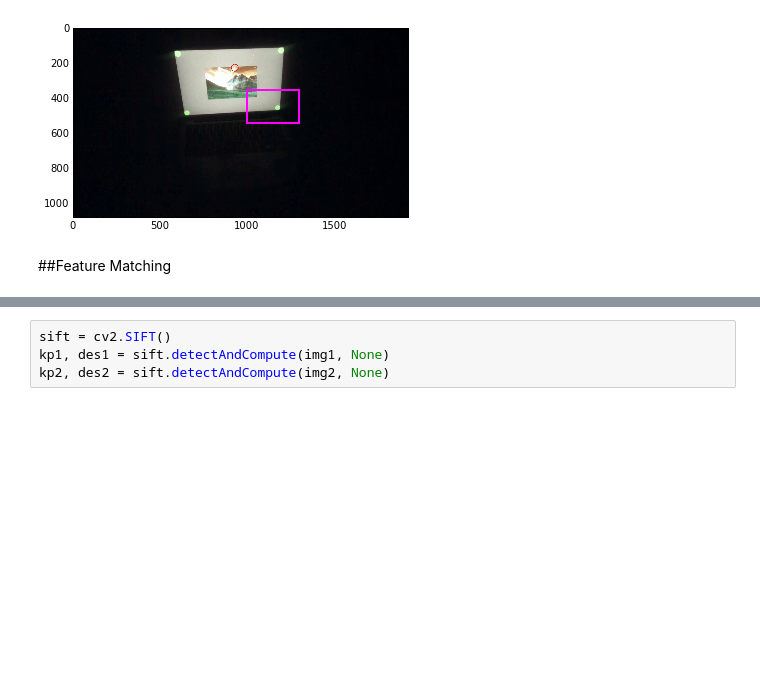
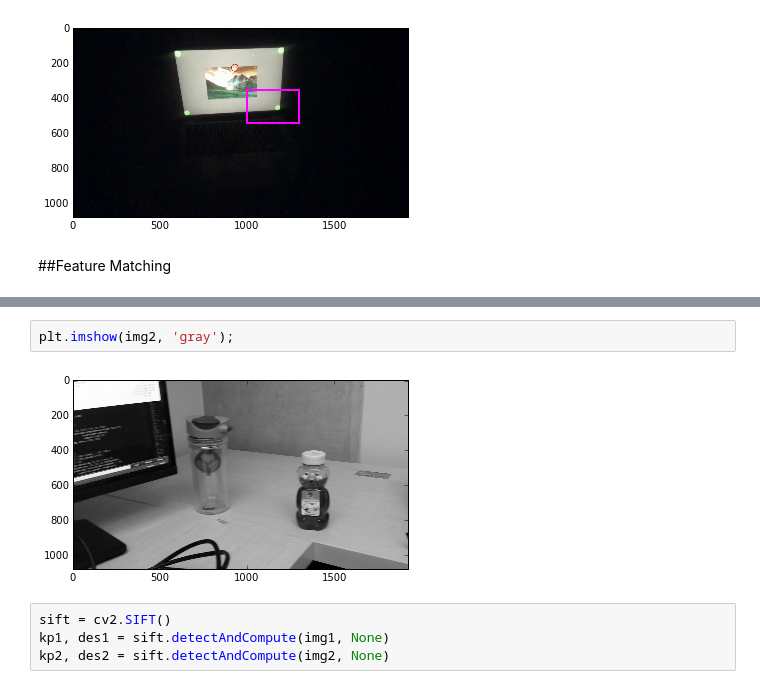
Before and after one commit to pearsonlab/cv-testing, a Jupyter notebook: find-object.ipynb, the cells around one changed output, grey strips where cells are left out. Saved outputs shown, nothing was run; the diff lists cells and outputs as text; blank space fills up the shorter version.

```diff
--- a/find-object.ipynb
+++ b/find-object.ipynb
@@ -115,3 +67,7 @@ MIN_MATCH_COUNT = 3
+# %%
+plt.imshow(img2, 'gray');
+# %% [output]
+[figure, added]
 # %%
 sift = cv2.SIFT()
 kp1, des1 = sift.detectAndCompute(img1, None)
```
Also changed, not shown: parts of 10 cells of this notebook, 1 other file.
